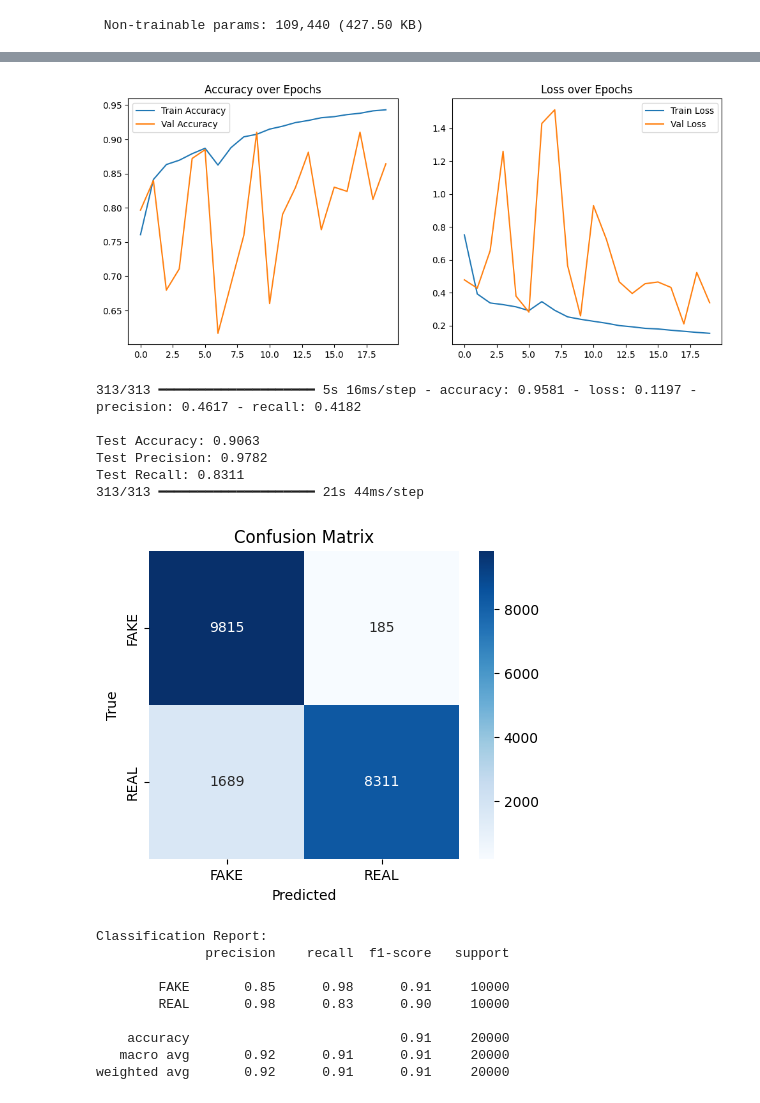
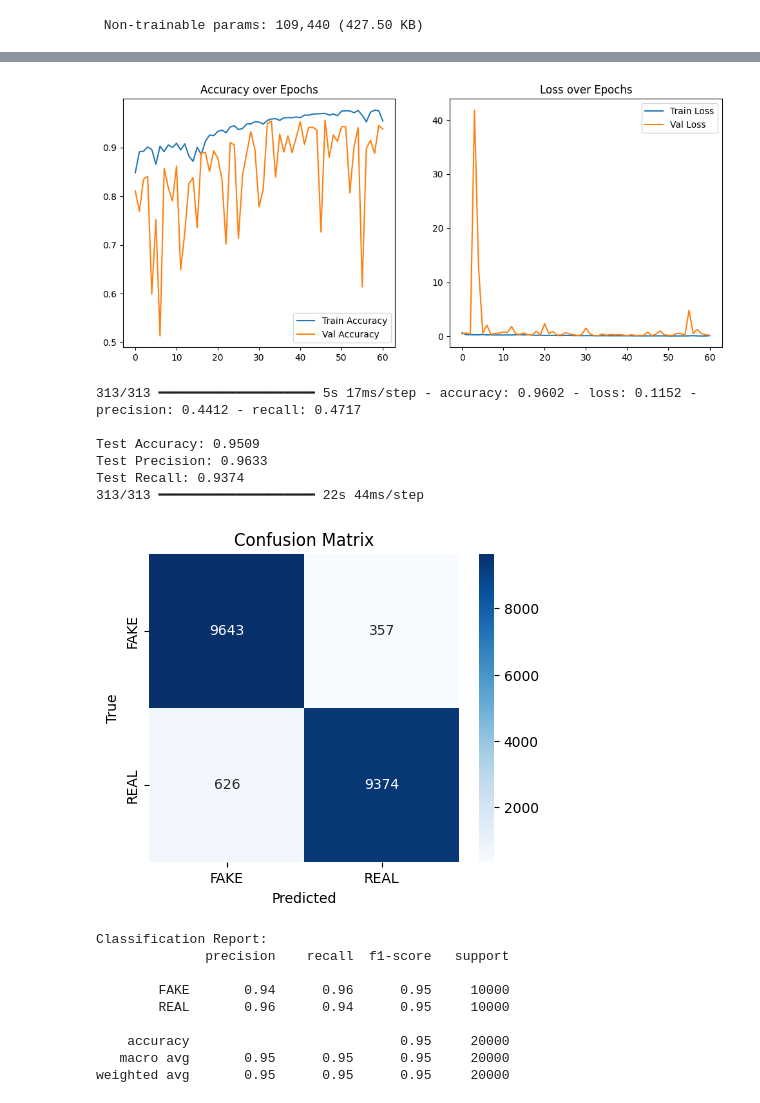
Before and after one commit to retnnoo/ResNet101_CIFAKE_Classification, a Jupyter notebook: resnet101-cifake-classification1.ipynb, the cells around one changed output, grey strips where cells are left out. Drawn from its saved outputs; the diff is of its cells as text; code cells hidden in the pictures.

Commit message:
dengan bobot dari imagenet

```diff
--- a/resnet101-cifake-classification1.ipynb
+++ b/resnet101-cifake-classification1.ipynb
@@ -141,10 +141,5 @@ for images, labels in train_ds.take(1):
-# %%
-# Normalisasi untuk semua
-normalization_layer = tf.keras.layers.Rescaling(1./255)
-
-train_ds = train_ds.map(lambda x, y: (normalization_layer(x), y))
-val_ds   = val_ds.map(lambda x, y: (normalization_layer(x), y))
-test_ds  = test_ds.map(lambda x, y: (normalization_layer(x), y))
+# %%
+imagenet = "/kaggle/input/imagenet/resnet101_weights_tf_dim_ordering_tf_kernels_notop.h5"
 # %%
 import tensorflow as tf
 from tensorflow.keras import layers, regularizers
@@ -152,9 +147,9 @@ from tensorflow.keras import layers, regularizers
 # ResNet101 (tanpa pretrained weights)
 base_model = tf.keras.applications.ResNet101(
     include_top=False,
-    weights=None,
+    weights=imagenet,
     input_shape=(img_height, img_width, 3),
-    pooling='avg'
+    pooling='max'
 )
 
 base_model.trainable = True
@@ -202,14 +197,16 @@ Model: "functional_1"
 # Training dengan EarlyStopping
 early_stop = tf.keras.callbacks.EarlyStopping(
     monitor='val_loss',
-    patience=10,
+    patience=20,
     restore_best_weights=True
 )
 
+# Training model
 history = model.fit(
-    train_ds,
+    train_ds.shuffle(1024),
     validation_data=val_ds,
-    epochs=20,
-    callbacks=[early_stop]
+    epochs=100,
+    callbacks=[early_stop],
+    verbose=1
 )
 # %% [output]
@@ -254,42 +251,46 @@ plt.title("Loss over Epochs")
 
 plt.show()
 # %% [output]
-[figure, old version]
+[figure, new version]
 # %%
-# 11️Evaluasi di Data Test
-test_loss, test_acc, test_prec, test_rec = model.evaluate(test_ds)
+# Evaluasi di Data Test
+
+test_loss, test_acc, test_prec, test_rec = model.evaluate(test_ds, verbose=1)
 print(f"\nTest Accuracy: {test_acc:.4f}")
 print(f"Test Precision: {test_prec:.4f}")
 print(f"Test Recall: {test_rec:.4f}")
 
 y_true = np.concatenate([y for x, y in test_ds], axis=0)
+
 y_pred = model.predict(test_ds)
-y_pred_classes = (y_pred > 0.5).astype("int32")
+y_pred_classes = (y_pred.flatten() > 0.5).astype("int32")  # threshold 0.5
 
+# Confusion matrix
 cm = confusion_matrix(y_true, y_pred_classes)
 plt.figure(figsize=(5, 4))
-sns.heatmap(cm, annot=True, fmt='d', cmap='Blues', xticklabels=['FAKE', 'REAL'], yticklabels=['FAKE', 'REAL'])
+sns.heatmap(cm, annot=True, fmt='d', cmap='Blues',xticklabels=['FAKE', 'REAL'], yticklabels=['FAKE', 'REAL'])
 plt.xlabel('Predicted')
 plt.ylabel('True')
 plt.title('Confusion Matrix')
 plt.show()
 
+# Classification report
 print("\nClassification Report:")
 print(classification_report(y_true, y_pred_classes, target_names=['FAKE', 'REAL']))
 # %% [output]
-313/313 ━━━━━━━━━━━━━━━━━━━━ 5s 16ms/step - accuracy: 0.9581 - loss: 0.1197 - precision: 0.4617 - recall: 0.4182
+313/313 ━━━━━━━━━━━━━━━━━━━━ 5s 17ms/step - accuracy: 0.9602 - loss: 0.1152 - precision: 0.4412 - recall: 0.4717
 
-Test Accuracy: 0.9063
-Test Precision: 0.9782
-Test Recall: 0.8311
-313/313 ━━━━━━━━━━━━━━━━━━━━ 21s 44ms/step
+Test Accuracy: 0.9509
+Test Precision: 0.9633
+Test Recall: 0.9374
+313/313 ━━━━━━━━━━━━━━━━━━━━ 22s 44ms/step
-[figure, old version]
+[figure, new version]
 Classification Report:
               precision    recall  f1-score   support
 
-        FAKE       0.85      0.98      0.91     10000
-        REAL       0.98      0.83      0.90     10000
+        FAKE       0.94      0.96      0.95     10000
+        REAL       0.96      0.94      0.95     10000
 
-    accuracy                           0.91     20000
-   macro avg       0.92      0.91      0.91     20000
-weighted avg       0.92      0.91      0.91     20000
+    accuracy                           0.95     20000
+   macro avg       0.95      0.95      0.95     20000
+weighted avg       0.95      0.95      0.95     20000
```
Also changed, not shown: parts of 6 cells of this notebook.
